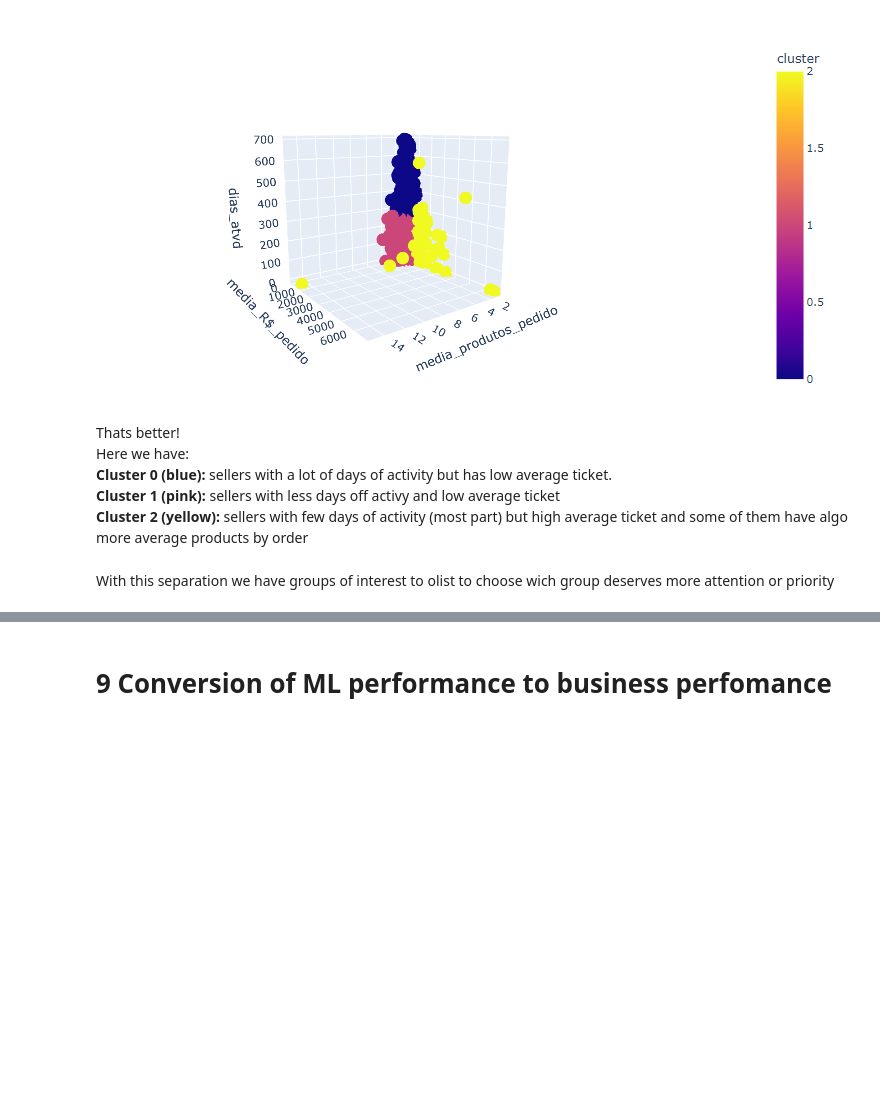
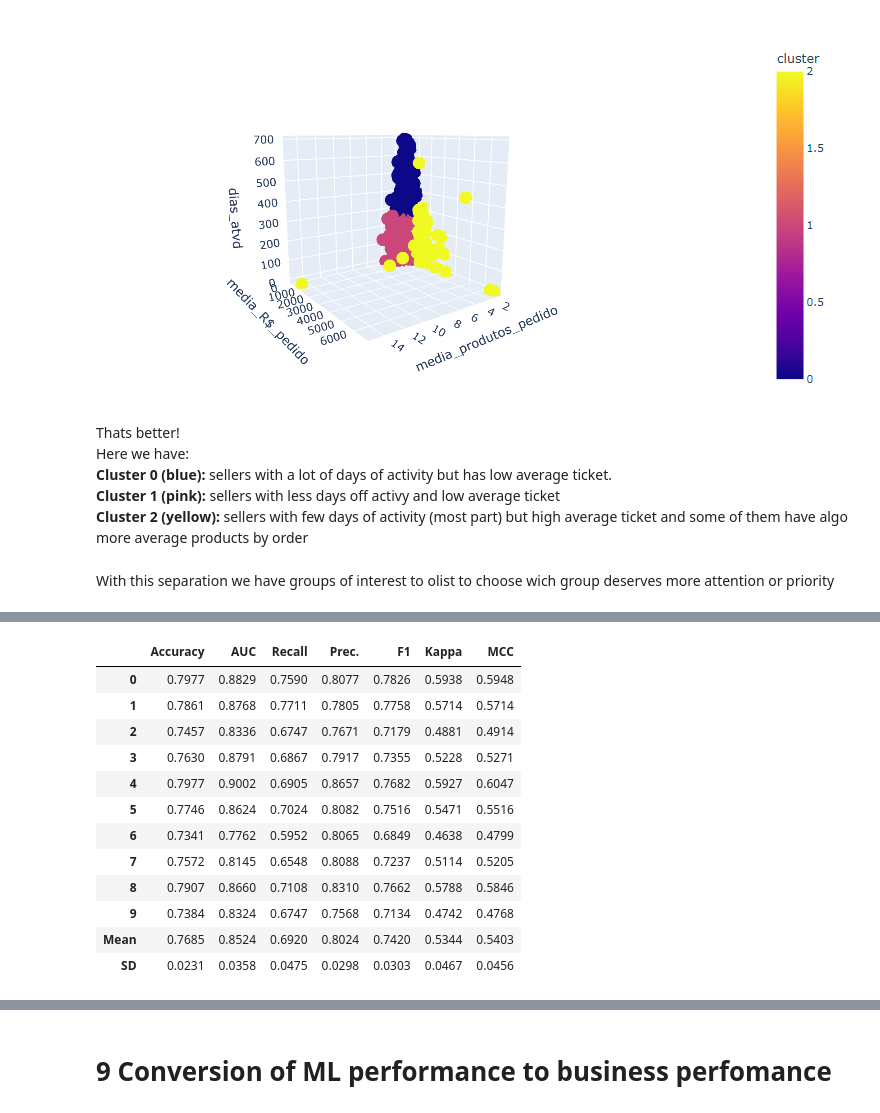
Before and after one commit to adenissegall/Olist-classification-project, a Jupyter notebook: Olist-sellers-project.ipynb, the cells around one changed output, grey strips where cells are left out. Cells and saved outputs as stored; diff of their text form; code cells hidden in the pictures; blank space fills up the shorter version.

```diff
--- a/Olist-sellers-project.ipynb
+++ b/Olist-sellers-project.ipynb
@@ -905,0 +914,80 @@ With this separation we have groups of interest to olist to choose wich group de
+# %%
+#CLUSTERING
+features_cluster = vendedores[['media_produtos_por_pedido', 'media_valor_pedido_sem_frete', 'dias_atividade']]
+scaler = StandardScaler()
+features_cluster = scaler.fit_transform(features_cluster)
+kmeans = KMeans(n_clusters=3)
+kmeans.fit(features_cluster)
+features_cluster = pd.DataFrame(features_cluster)
+features_cluster.rename(columns={0:'media_produtos_por_pedido', 1:'media_valor_pedido_sem_frete', 2:'dias_de_atividade'}, inplace=True)
+features_cluster['cluster'] = kmeans.labels_
+#------------------------------------------------------------
+
+#CLASSIFICATION MODEL
+#setup
+s = setup (vendedores[['dias_atividade', 'datas_distintas_de_venda',\
+                       '%_de_atividade', 'vendas_por_dia_de_atividade',\
+                       'qtd_pedidos', 'qtd_produtos',\
+                       'media_produtos_por_pedido', 'receita_total',\
+                       'media_valor_pedido_sem_frete', 'media_valor_pedido_com_frete',\
+                       'media_valor_frete', 'prop_pedidos_atrasados', 'tempo_de_postagem', 'target']],
+           target='target',
+           numeric_features = ['dias_atividade', 'datas_distintas_de_venda',\
+                       '%_de_atividade', 'vendas_por_dia_de_atividade',\
+                       'qtd_pedidos', 'qtd_produtos',\
+                       'media_produtos_por_pedido', 'receita_total',\
+                       'media_valor_pedido_sem_frete', 'media_valor_pedido_com_frete',\
+                       'media_valor_frete', 'prop_pedidos_atrasados', 'tempo_de_postagem'],
+           normalize = True,
+           normalize_method = 'minmax',
+           data_split_stratify = True,
+           fix_imbalance = True,
+           silent=True,
+           verbose=False
+          )
+
+best = compare_models(fold = 10, sort = 'AUC')
+gbc = create_model('gbc', fold=10)
+final_model = finalize_model(gbc)
+
+
+
+
+#final dataframe with all columns
+df_final = vendedores[['id_vendedor', 'estado', 'dias_na_base', 'dias_atividade',\
+                       'datas_distintas_de_venda', '%_de_atividade',\
+                       'vendas_por_dia_de_atividade', 'avaliacao_media', 'qtd_pedidos',\
+                       'qtd_produtos', 'media_produtos_por_pedido', 'receita_total',\
+                       'media_valor_pedido_sem_frete', 'media_valor_pedido_com_frete',\
+                       'media_valor_frete', 'prop_pedidos_atrasados', 'dias_sem_vender',\
+                       'tempo_de_postagem']]
+
+#generating predictions
+df_final = predict_model(best, data=df_final, raw_score=True)
+#getting cluster column
+clusters = features_cluster.filter(like='cluster')
+#concatenating with original dataframe
+df_final = pd.concat([df_final, clusters], axis=1)
+#get "target" column to use as filter
+target = vendedores.filter(like='target')
+#concat with final dataframe
+df_final = pd.concat([df_final, target], axis=1)
+#filtering just those who has high probability to leave and not left yet
+df_final_final = df_final[(df_final.target==0) & (df_final.Label==1)]
+#drop target column
+df_final_final = df_final_final.drop('target', axis=1)
+df_final_final
+# %% [output]
+|  | Accuracy | AUC | Recall | Prec. | F1 | Kappa | MCC |
+| 0 | 0.7977 | 0.8829 | 0.7590 | 0.8077 | 0.7826 | 0.5938 | 0.5948 |
+| 1 | 0.7861 | 0.8768 | 0.7711 | 0.7805 | 0.7758 | 0.5714 | 0.5714 |
+| 2 | 0.7457 | 0.8336 | 0.6747 | 0.7671 | 0.7179 | 0.4881 | 0.4914 |
+| 3 | 0.7630 | 0.8791 | 0.6867 | 0.7917 | 0.7355 | 0.5228 | 0.5271 |
+| 4 | 0.7977 | 0.9002 | 0.6905 | 0.8657 | 0.7682 | 0.5927 | 0.6047 |
+| 5 | 0.7746 | 0.8624 | 0.7024 | 0.8082 | 0.7516 | 0.5471 | 0.5516 |
+| 6 | 0.7341 | 0.7762 | 0.5952 | 0.8065 | 0.6849 | 0.4638 | 0.4799 |
+| 7 | 0.7572 | 0.8145 | 0.6548 | 0.8088 | 0.7237 | 0.5114 | 0.5205 |
+| 8 | 0.7907 | 0.8660 | 0.7108 | 0.8310 | 0.7662 | 0.5788 | 0.5846 |
+| 9 | 0.7384 | 0.8324 | 0.6747 | 0.7568 | 0.7134 | 0.4742 | 0.4768 |
+| Mean | 0.7685 | 0.8524 | 0.6920 | 0.8024 | 0.7420 | 0.5344 | 0.5403 |
+| SD | 0.0231 | 0.0358 | 0.0475 | 0.0298 | 0.0303 | 0.0467 | 0.0456 |
```
Also changed, not shown: parts of 7 cells of this notebook.
